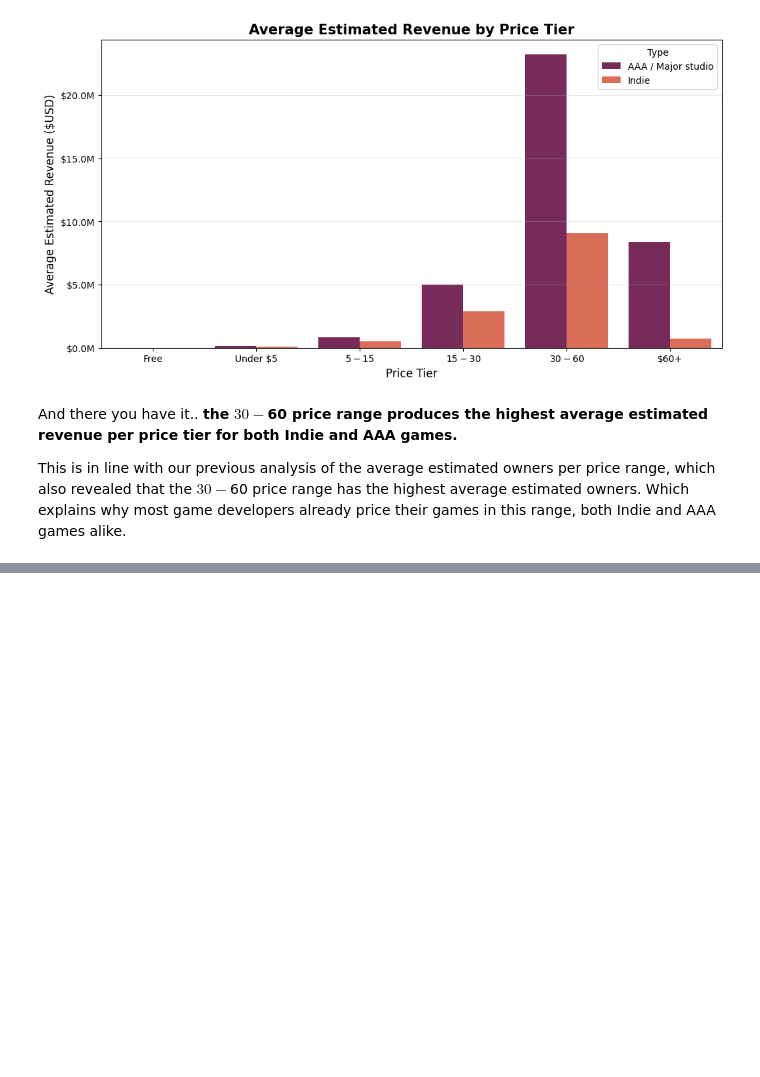
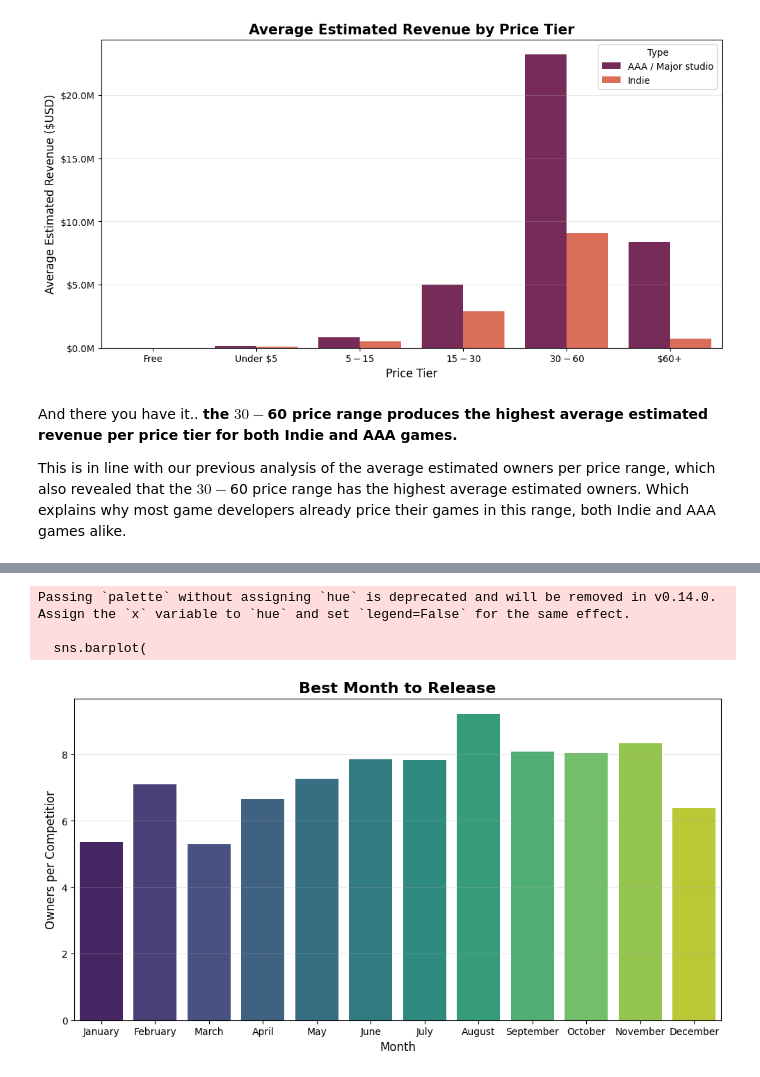
Before and after one commit to frzatla/steam-games-analysis, a Jupyter notebook: notebooks/exploratory_analysis.ipynb, the cells around one changed output, grey strips where cells are left out. Drawn from its saved outputs; the diff is of its cells as text; code cells hidden in the pictures; blank space fills up the shorter version.

```diff
--- a/notebooks/exploratory_analysis.ipynb
+++ b/notebooks/exploratory_analysis.ipynb
@@ -869,0 +915,23 @@ This is in line with our previous analysis of the average estimated owners per p
+# %%
+# For calculating the Average Owners per Competitor.
+monthly_stats['Average Owners per Competitior'] = monthly_stats['mean'] / monthly_stats['count']
+
+plt.figure(figsize = (12, 6))
+
+sns.barplot(
+    x = monthly_stats.index,
+    y = monthly_stats['Average Owners per Competitior'],
+    palette='viridis'
+)
+
+plt.title('Best Month to Release', fontsize = 16, fontweight = 'bold')
+plt.xlabel('Month', fontsize = 12)
+plt.ylabel('Average Owners per Competitior', fontsize = 12)
+plt.grid(axis = 'y', alpha = 0.3)
+
+plt.show()
+# %% [output]
+Passing `palette` without assigning `hue` is deprecated and will be removed in v0.14.0. Assign the `x` variable to `hue` and set `legend=False` for the same effect.
+
+  sns.barplot(
+[figure, added]
```
Also changed, not shown: parts of 10 cells of this notebook, 1 other file.
